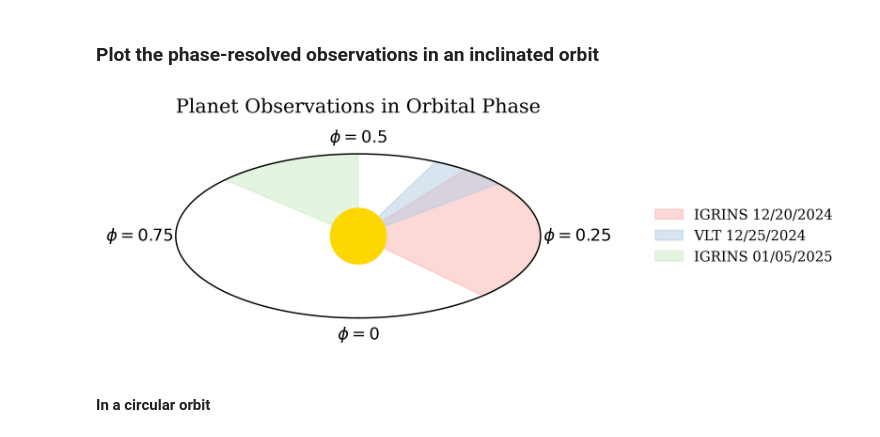
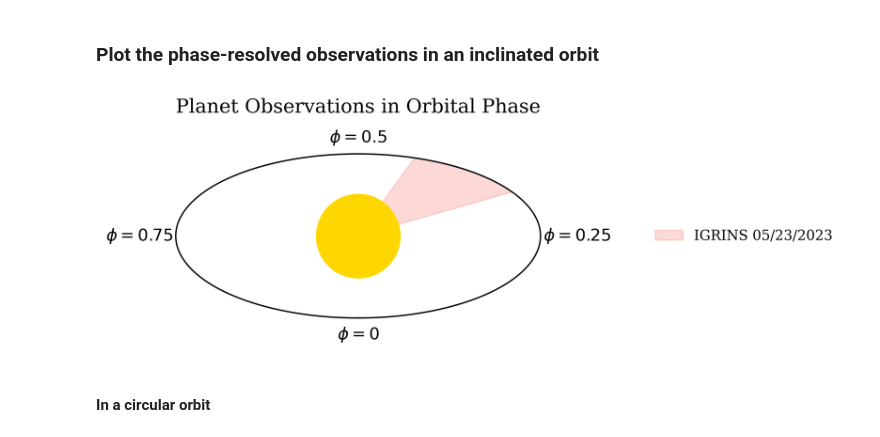
Before and after one commit to ZoeYingShu/Miscellaneous-Codes, a Jupyter notebook: observations_phase_plot.ipynb, the cells around one changed output. Drawn from its saved outputs; the diff is of its cells as text; code cells hidden in the pictures.

```diff
--- a/observations_phase_plot.ipynb
+++ b/observations_phase_plot.ipynb
@@ -55,40 +55,43 @@ def plot_orbital_phase_fans_inclined(phases, visit_labels=None,
             legend_handles.append((fan[0], visit_labels[idx]))
 
     # Star at center
-    ax.plot(0, 0, 'o', markersize=40, color='gold')
+    ax.plot(0, 0, 'o', markersize=60, color='gold', alpha=1)
 
     # Phi labels
     phi_ticks = [0, 0.25, 0.5, 0.75]
     for phi in phi_ticks:
         angle = phase_to_angle(phi) + angle_offset
         x_tick = (1 + label_padding) * np.cos(angle)
         y_tick = (1 + label_padding) * np.sin(angle) * inclination
         ax.text(x_tick, y_tick, fr'$\phi={phi}$', ha='center', va='center', fontsize=12, fontfamily=font_family)
 
     # Add legend outside the figure
     if legend_handles:
         handles, labels = zip(*legend_handles)
         ax.legend(handles, labels, loc='center left', bbox_to_anchor=(1.15, 0.5),
                   frameon=False, fontsize=10)
 
     # Formatting
     ax.set_aspect('equal')
     ax.set_xlim(-1.2, 1.2)
     ax.set_ylim(-1.2*inclination, 1.2*inclination)
     ax.axis('off')
     ax.set_title(title, fontsize=14, pad=18, fontfamily=font_family)
 
     # Adjust subplot so legend fits
     fig.subplots_adjust(right=0.75)
 
     plt.show()
 
 # Example usage
-visits = [(0.12, 0.4), (0.36, 0.43), (0.5, 0.63)]
-labels = ['IGRINS 12/20/2024', 'VLT 12/25/2024', 'IGRINS 01/05/2025']
+# visits = [(0.12, 0.4), (0.36, 0.43), (0.5, 0.63)]
+# labels = ['IGRINS 12/20/2024', 'VLT 12/25/2024', 'IGRINS 01/05/2025']
+visits = [(0.34, 0.45)]
+labels = ['IGRINS 05/23/2023']
+
 plot_orbital_phase_fans_inclined(visits, visit_labels=labels, inclination=0.45, label_padding=0.2)
 # %% [output]
-[figure, old version]
+[figure, new version]
 # %% [markdown]
 #### In a circular orbit
 # %%
```
